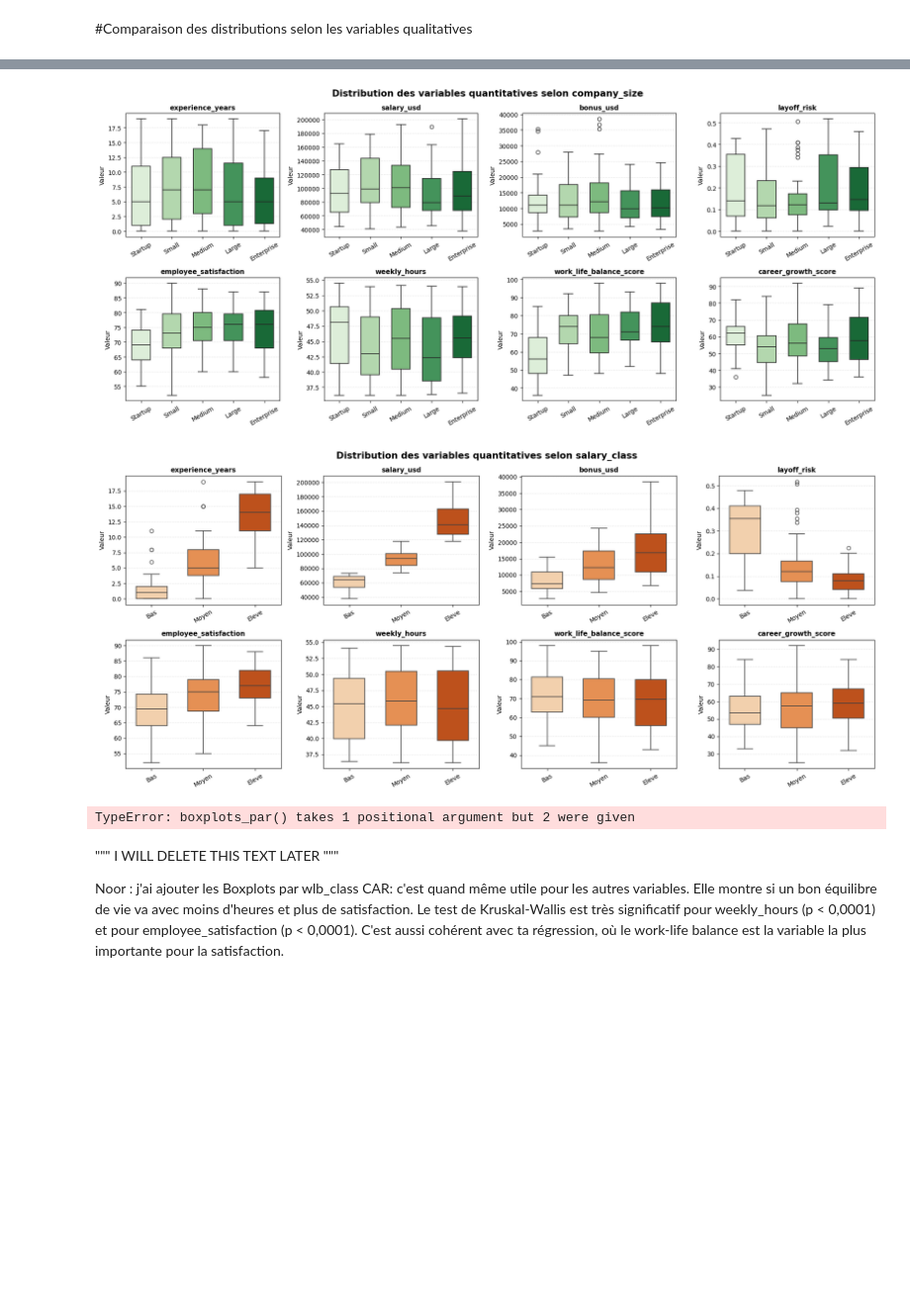
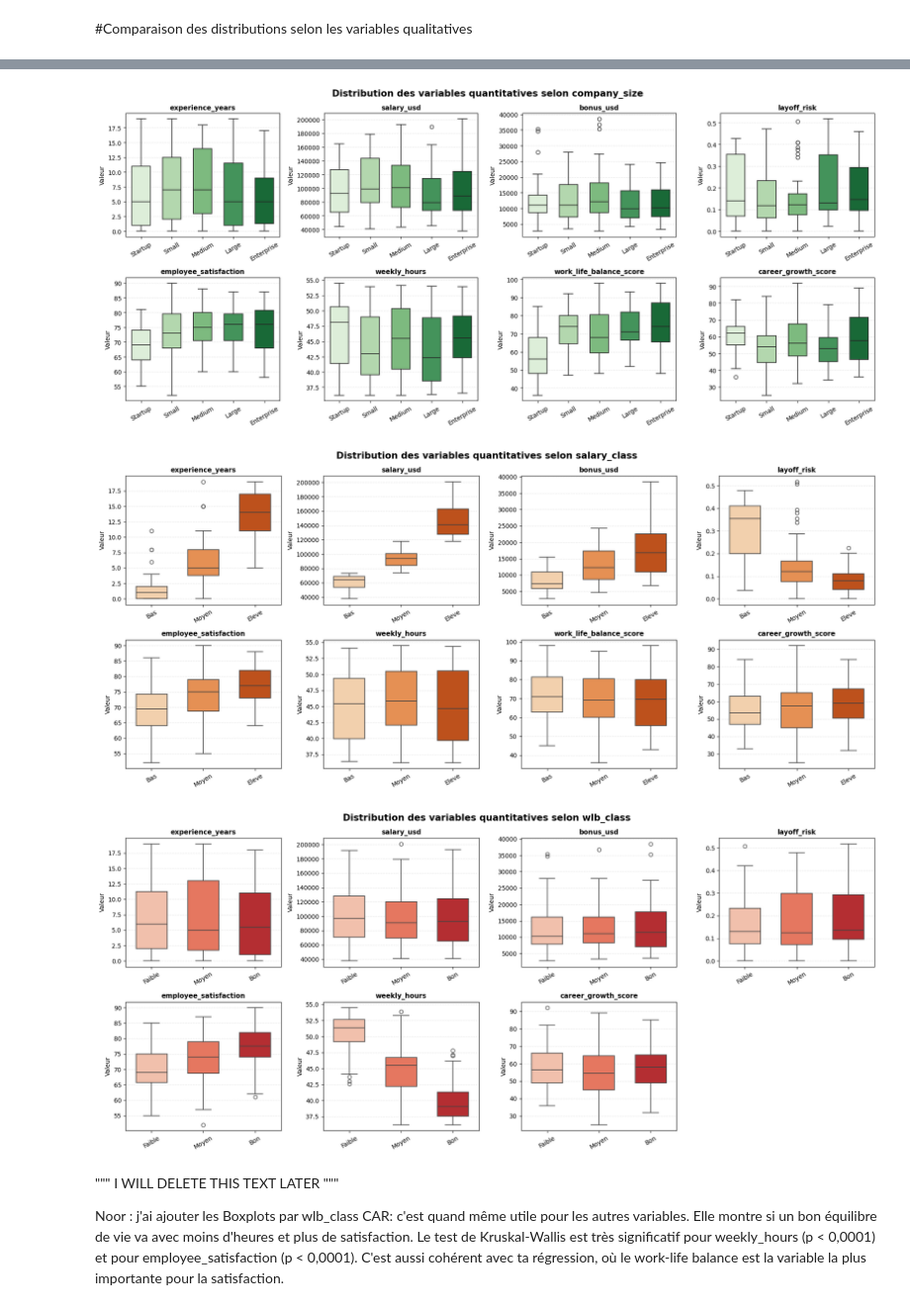
Before and after one commit to neji03/data-analysis-project, a Jupyter notebook: Projet_Analyse_de_Données.ipynb, the cells around one changed output, grey strips where cells are left out. Shown at 99% size. Saved outputs shown, nothing was run; the diff lists cells and outputs as text; code cells hidden in the pictures; blank space fills up the shorter version.

```diff
--- a/Projet_Analyse_de_Données.ipynb
+++ b/Projet_Analyse_de_Données.ipynb
@@ -652,7 +767,7 @@ ORDRE = {
     "experience_level": ["Entry", "Mid", "Senior", "Lead"],
     "company_size": ["Startup", "Small", "Medium", "Large", "Enterprise"],
     "salary_class": ["Bas", "Moyen", "Eleve"],
-    "wlb_class": ["Faible", "Moyen", "Elevé"]
+    "wlb_class": ["Faible", "Moyen", "Bon"]
 }
 
 
@@ -663,13 +778,12 @@ PALETTES = {
     "wlb_class": sns.color_palette("Reds", 3)
 }
 
-
-def boxplots_par(qual):
+def boxplots_par(qual, variables=QUANT):
     fig, axes = plt.subplots(2, 4, figsize=(18, 8))
 
     palette = dict(zip(ORDRE[qual], PALETTES[qual]))
 
-    for ax, var in zip(axes.ravel(), QUANT):
+    for ax, var in zip(axes.ravel(), variables):
         sns.boxplot(
             data=df,
             x=qual,
@@ -681,38 +795,42 @@ def boxplots_par(qual):
             ax=ax,
             width=0.6,
             linewidth=1.2
         )
 
         ax.set_title(var, fontsize=11, fontweight="bold")
         ax.set_xlabel("")
         ax.set_ylabel("Valeur")
         ax.tick_params(axis="x", rotation=30)
         ax.grid(axis="y", linestyle="--", alpha=0.3)
         ax.set_axisbelow(True)
 
-    # Hide unused subplots
-    for ax in axes.ravel()[len(QUANT):]:
+    for ax in axes.ravel()[len(variables):]:
         ax.set_visible(False)
 
     fig.suptitle(
         "Distribution des variables quantitatives selon " + qual,
         fontsize=15,
         fontweight="bold"
     )
 
     plt.tight_layout()
     plt.show()
 
+
+
 boxplots_par("experience_level")
 boxplots_par("company_size")
 boxplots_par("salary_class")
-# wlb_class : on retire work_life_balance_score (comparaison circulaire)
-boxplots_par("wlb_class", [v for v in QUANT if v != "work_life_balance_score"])
+# Sans work_life_balance_score
+boxplots_par(
+    "wlb_class",
+    [v for v in QUANT if v != "work_life_balance_score"]
+)
 # %% [output]
 [figure]
 [figure]
 [figure]
-TypeError: boxplots_par() takes 1 positional argument but 2 were given
+[figure, added]
 # %% [markdown]
 """ I WILL DELETE THIS TEXT LATER """
 
```
Also changed, not shown: parts of 23 cells of this notebook.
